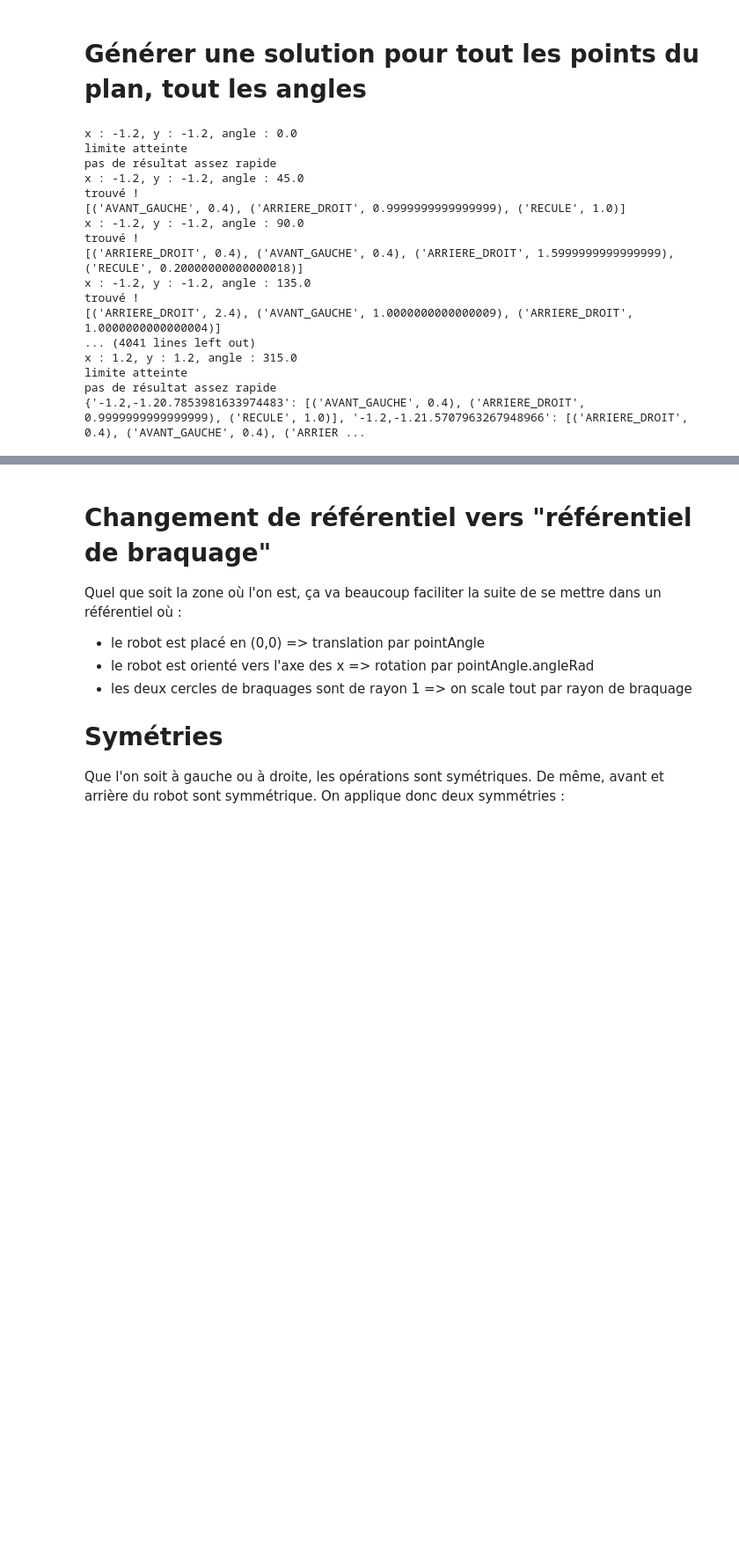
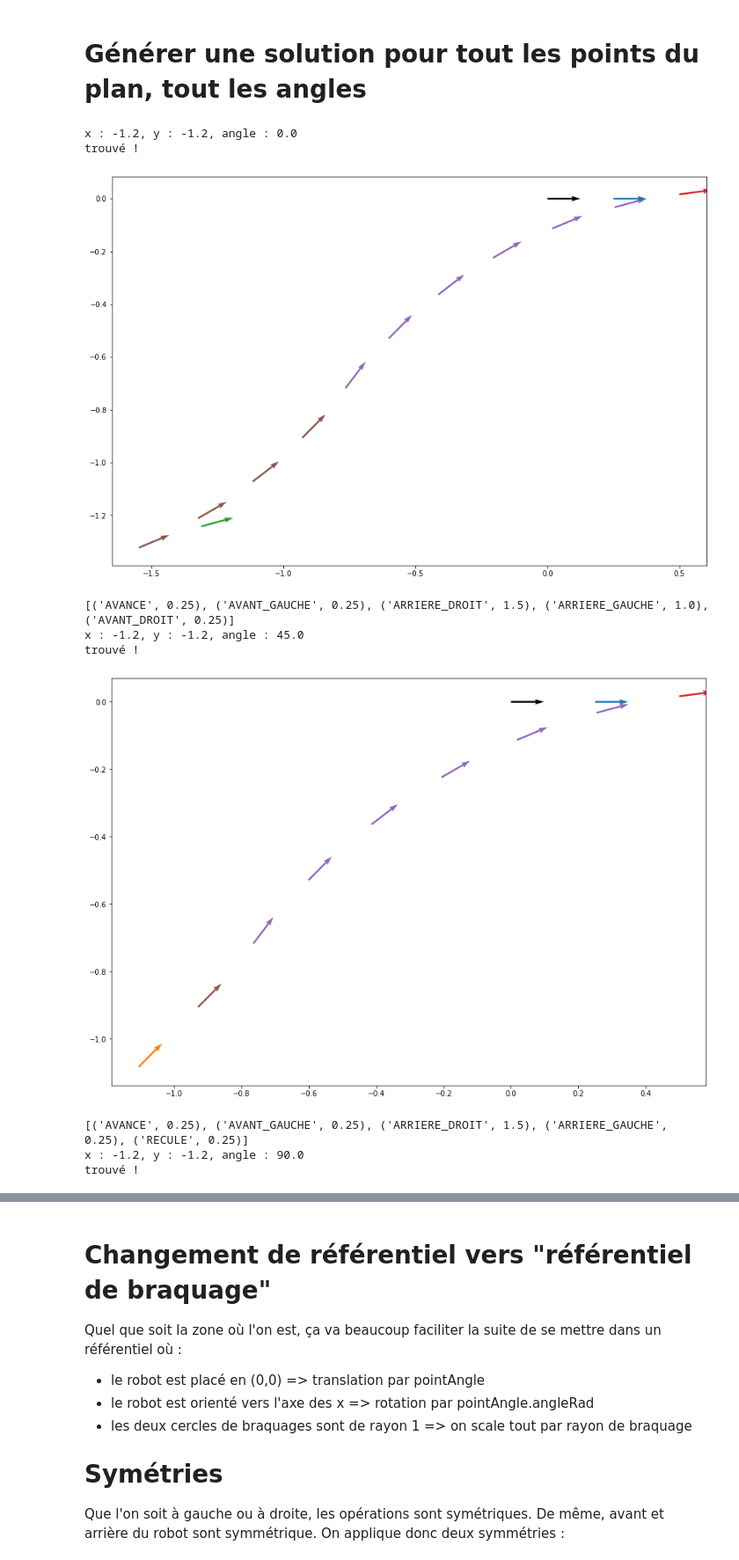
Before and after one commit to faistos18/manoeuvres, a Jupyter notebook: manoeuvres.ipynb, the cells around one changed output, grey strips where cells are left out. Shown at 88% size. Saved outputs shown, nothing was run; the diff lists cells and outputs as text; code cells hidden in the pictures; blank space fills up the shorter version.

Commit message:
heuristique inaccessible marche

```diff
--- a/manoeuvres.ipynb
+++ b/manoeuvres.ipynb
@@ -243,11 +243,11 @@ def heuristiqueAngle(pointAngle, butPointAngle, rayonBraquage):
     return rayonBraquage * diffAngle(pointAngle.angleRad, butPointAngle.angleRad)
 
 
-def heuristique(pointAngle, butPointAngle, rayonBraquage):
+def heuristique(pointAngle, butPointAngle, rayonBraquage, toleranceAngle = 0):
     return max(distance(pointAngle, butPointAngle), heuristiqueAngle(pointAngle, butPointAngle, rayonBraquage) )
 
 
-def meilleurCandidat(pointsAChercher, butPointAngle, rayonBraquage, fonctionHeuristique):
+def meilleurCandidat(pointsAChercher, butPointAngle, rayonBraquage, toleranceAngle, fonctionHeuristique):
     # on sélectionne d'abord le pointAngle qui a la somme (distance déjà parcourue + estimation distance restante) la plus faible
     meilleureEstimation = 100000
     meilleurCandidat = None
@@ -255,13 +255,13 @@ def meilleurCandidat(pointsAChercher, butPointAngle, rayonBraquage, fonctionHeur
         if pa.estimation != 0:
             estimation = pa.estimation
         else:
-            estimation = pa.distanceParcourue + fonctionHeuristique(pa, butPointAngle, rayonBraquage)
+            estimation = pa.distanceParcourue + fonctionHeuristique(pa, butPointAngle, rayonBraquage, toleranceAngle)
             if pa.pere != None:
                 # on empeche que l'heuristique diminue
                 # j'aurai le max de tous mes ancetres.
                 # si un de mes ancetre dit "tu fera pas mieux que 12" et j'estime que je ferai pas mieux que 10
                 # je ferai quand même pas mieux que 12
-                pass #pa.estimation = max(estimation, pa.pere.estimation)
+                pa.estimation = max(estimation, pa.pere.estimation)
 
         if estimation < meilleureEstimation:
             meilleureEstimation = estimation
@@ -288,7 +288,7 @@ def chercherMeilleureManoeuvre(butPointAngle,
     nombre_iterations = 0
 
     while limite == None or nombre_iterations < limite:
-        candidat = meilleurCandidat(pointsAChercher, butPointAngle, rayonBraquage, fonctionHeuristique)
+        candidat = meilleurCandidat(pointsAChercher, butPointAngle, rayonBraquage, toleranceAngle, fonctionHeuristique)
 
         pointsAChercher.remove(candidat) # virer le candidat du set
 
@@ -416,14 +416,13 @@ def resumerManoeuvres(resultat):
     ancienneDistanceParcourue = chaineDesPeres[0].distanceParcourue
     chaineDesPeres.pop(0)
 
-
     for noeud in chaineDesPeres:
         pas = noeud.distanceParcourue - ancienneDistanceParcourue
         ancienneDistanceParcourue = noeud.distanceParcourue
         if chaineManoeuvres[-1][0] == MANOEUVRES_TEXTE[noeud.couleur]:
-            chaineManoeuvres[-1] = (MANOEUVRES_TEXTE[noeud.couleur], chaineManoeuvres[-1][1] + pas )
+            chaineManoeuvres[-1] = (MANOEUVRES_TEXTE[noeud.couleur], round( (chaineManoeuvres[-1][1] + pas)*10000) / 10000 )
         else:
-            chaineManoeuvres.append( (MANOEUVRES_TEXTE[noeud.couleur], pas))
+            chaineManoeuvres.append( (MANOEUVRES_TEXTE[noeud.couleur], round( pas * 10000) / 10000) )
     return chaineManoeuvres
 
 resumerManoeuvres(resultat)
@@ -453,19 +453,20 @@ def genererSolutionSurGrille(xMin, xMax, yMin, yMax, pasX, pasY, pasAngle):
                 (resultat, nombre_iterations, pointsAChercher, pointsDejaCherchés, temps) = chercherMeilleureManoeuvre(
                     PointAngle(x, y, angle),
                     fonctionButAtteint = butAtteint,
-                    fonctionHeuristique = heuristique,
-                    pas = 0.2,
+                    fonctionHeuristique = heuristiqueMeilleureDistanceInaccessible,
+                    pas = 0.25,
                     rayonBraquage = 1.90,
-                    toleranceXY = pas * 1.4,
+                    toleranceXY = pas * 1.2,
                     toleranceAngle = 20/180*math.pi,
-                    limite = 1500,
+                    limite = 3000,
                     log = False)
                 if resultat != None:
                     #print("affichage")
-                    #afficherResultat(resultat)
+                    afficherResultat(resultat)
                     resume = resumerManoeuvres(resultat)
                     print(resume)
-                    resumes[str(x) + ','+str(y)+str(angle)] = resume
+                    texteBut = str(round(x*10000)/10000) + ', '+str(round(y*10000)/10000)+ ' ,' + str(round(angle *180.0/math.pi))
+                    resumes[texteBut] = resume
                     #print(resumes)
                 else:
                     print("pas de résultat assez rapide")
@@ -476,24 +477,14 @@ def genererSolutionSurGrille(xMin, xMax, yMin, yMax, pasX, pasY, pasAngle):
 # %%
 resumes1 = genererSolutionSurGrille(-1.2, 1.2, -1.2, 1.2, 0.2, 0.2, math.pi/ 4)
 print(resumes1)
-resumes2 = genererSolutionSurGrille(-1.2, 1.2, -1.2, 1.2, 0.2, 0.2, math.pi/ 2)
-print(resumes1)
-print(resumes2)
 # %% [output]
 x : -1.2, y : -1.2, angle : 0.0
-limite atteinte
-pas de résultat assez rapide
-x : -1.2, y : -1.2, angle : 45.0
 trouvé !
-[('AVANT_GAUCHE', 0.4), ('ARRIERE_DROIT', 0.9999999999999999), ('RECULE', 1.0)]
-x : -1.2, y : -1.2, angle : 90.0
-trouvé !
-[('ARRIERE_DROIT', 0.4), ('AVANT_GAUCHE', 0.4), ('ARRIERE_DROIT', 1.5999999999999999), ('RECULE', 0.20000000000000018)]
-x : -1.2, y : -1.2, angle : 135.0
-trouvé !
-[('ARRIERE_DROIT', 2.4), ('AVANT_GAUCHE', 1.0000000000000009), ('ARRIERE_DROIT', 1.0000000000000004)]
-... (4041 lines left out)
-x : 1.2, y : 1.2, angle : 315.0
-limite atteinte
-pas de résultat assez rapide
-{'-1.2,-1.20.7853981633974483': [('AVANT_GAUCHE', 0.4), ('ARRIERE_DROIT', 0.9999999999999999), ('RECULE', 1.0)], '-1.2,-1.21.5707963267948966': [('ARRIERE_DROIT', 0.4), ('AVANT_GAUCHE', 0.4), ('ARRIER ...
+[figure, added]
+[('AVANCE', 0.25), ('AVANT_GAUCHE', 0.25), ('ARRIERE_DROIT', 1.5), ('ARRIERE_GAUCHE', 1.0), ('AVANT_DROIT', 0.25)]
+x : -1.2, y : -1.2, angle : 45.0
+trouvé !
+[figure, added]
+[('AVANCE', 0.25), ('AVANT_GAUCHE', 0.25), ('ARRIERE_DROIT', 1.5), ('ARRIERE_GAUCHE', 0.25), ('RECULE', 0.25)]
+x : -1.2, y : -1.2, angle : 90.0
+trouvé !
```
Also changed, not shown: parts of 16 cells of this notebook, 1 other file.
